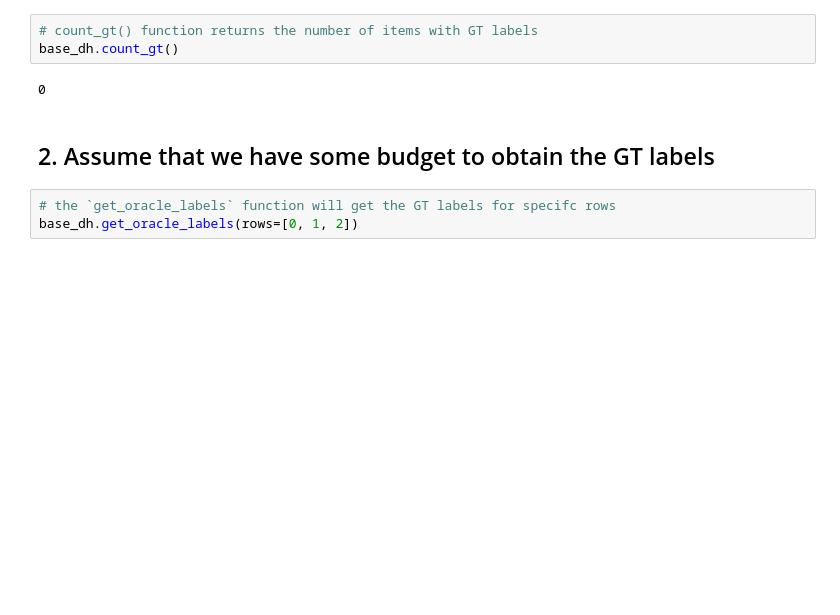
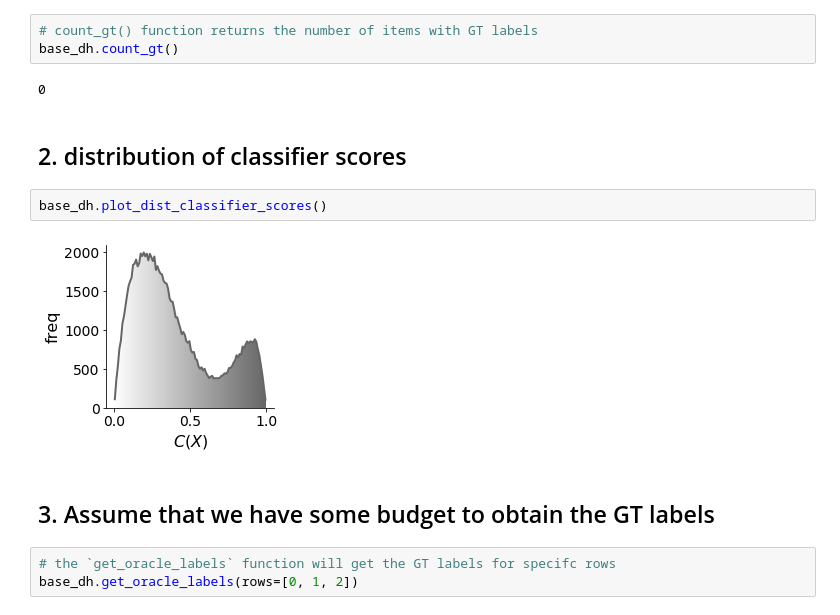
Before and after one commit to avalanchesiqi/pyquantifier, a Jupyter notebook: Sec2-Labeled-Sample-To-Calibration .ipynb, the cells around one changed output. Saved outputs shown, nothing was run; the diff lists cells and outputs as text; blank space fills up the shorter version.

```diff
--- a/Sec2-Labeled-Sample-To-Calibration .ipynb
+++ b/Sec2-Labeled-Sample-To-Calibration .ipynb
@@ -39,8 +67,14 @@ base_dh.observed_df
 base_dh.count_gt()
 # %% [output]
 0
+# %% [markdown]
+## 2. distribution of classifier scores
+# %%
+base_dh.plot_dist_classifier_scores()
+# %% [output]
+[figure, added]
 # %% [markdown]
-## 2. Assume that we have some budget to obtain the GT labels
+## 3. Assume that we have some budget to obtain the GT labels
 # %%
 # the `get_oracle_labels` function will get the GT labels for specifc rows
 base_dh.get_oracle_labels(rows=[0, 1, 2])
```
Also changed, not shown: parts of 98 cells of this notebook, 21 other files.
